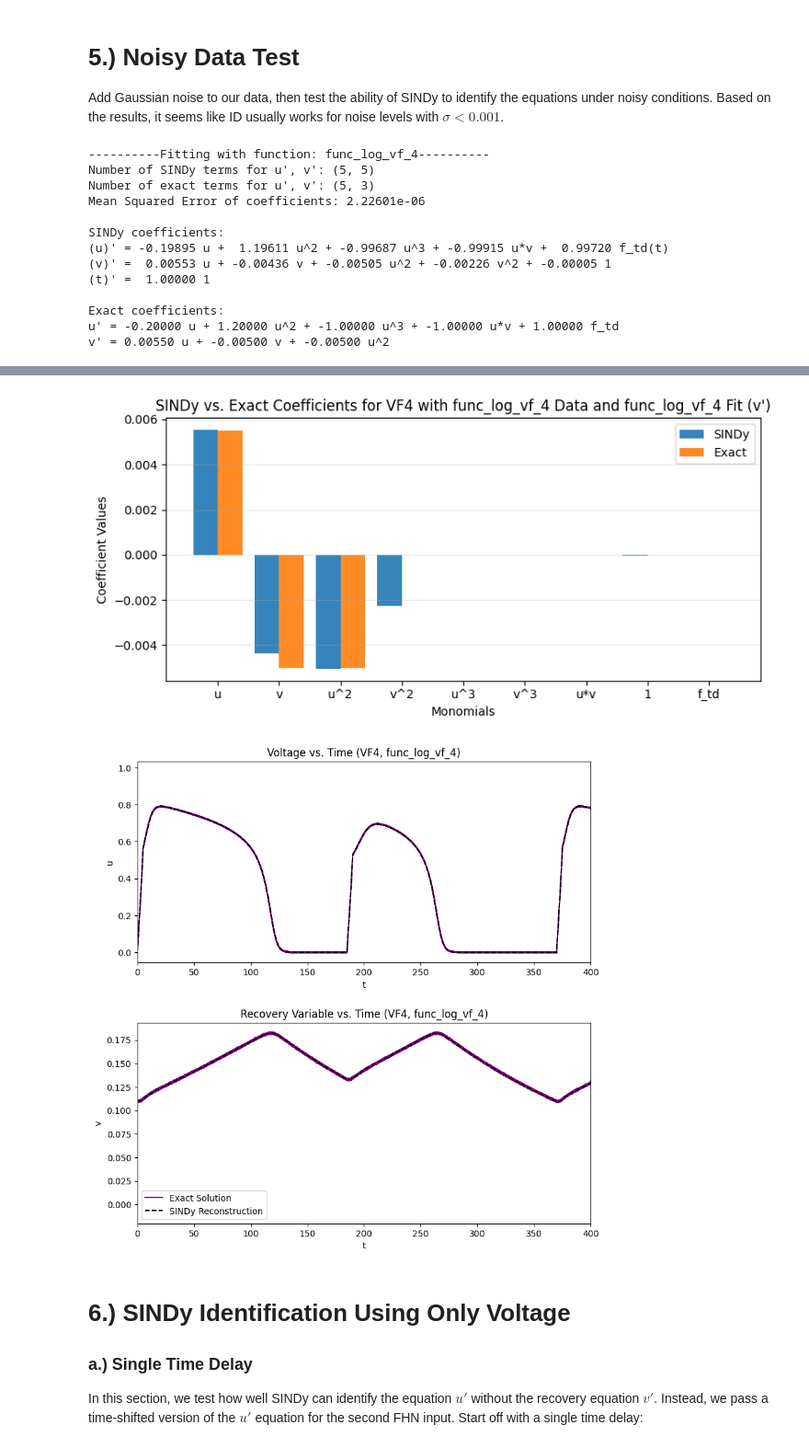
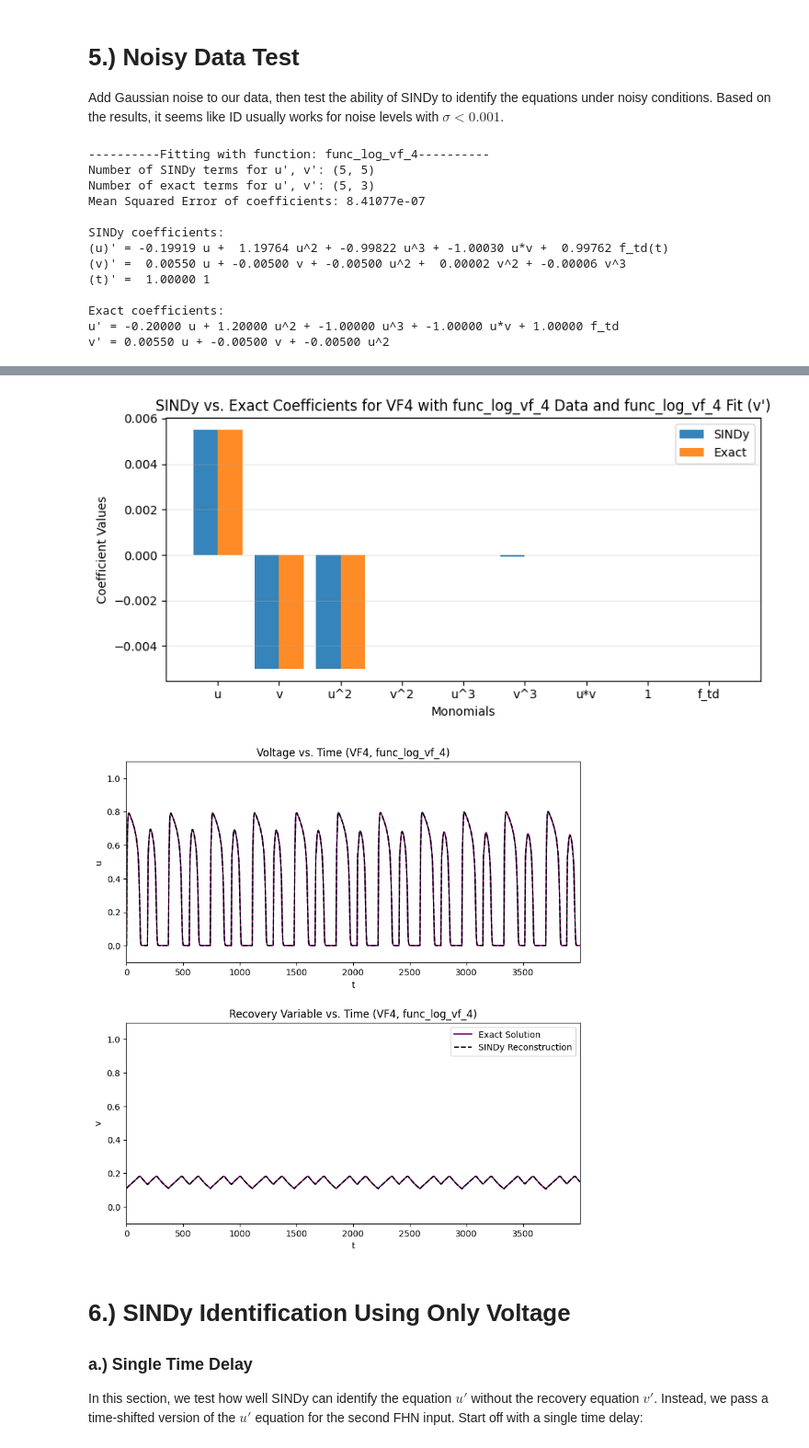
Before and after one commit to cswelch/SINDy-for-Cardiac-Electrophysiology, a Jupyter notebook: SINDy_non_autonomous_test.ipynb, the cells around one changed output, grey strips where cells are left out. Shown at 92% size. Cells and saved outputs as stored; diff of their text form; code cells hidden in the pictures.

Commit message:
Updated package requirements and changed bounds for non-autonomous stimulus plots.

```diff
--- a/SINDy_non_autonomous_test.ipynb
+++ b/SINDy_non_autonomous_test.ipynb
@@ -609,30 +609,30 @@ Actual equations for comparison:
 Add Gaussian noise to our data, then test the ability of SINDy to identify the equations under noisy conditions. Based on the results, it seems like ID usually works for noise levels with $\sigma < 0.001$.
 # %%
 # Test fit with noise added. Since u is around 2x the magnitude of v on average (0.34 / 0.15 ~ 2.27), we add noise with std dev sigma to u and sigma/2 to v.
-sigma = 0.001
+sigma = 1e-5
 
 for func in funcs_vf_4:
     print(f"----------Fitting with function: {func.__name__}----------")
     cur_gen_library_c = GenLibraryFit(func, func, fhn_variant="VF4", t_range=np.arange(0,4000,0.01), ics=x_0_vf_4, color="purple", u_noise=sigma, v_noise=sigma/2)
     c_models.append(cur_gen_library_c.fit())
     print('\n\n')
 # %% [output]
 ----------Fitting with function: func_log_vf_4----------
 Number of SINDy terms for u', v': (5, 5)
 Number of exact terms for u', v': (5, 3)
-Mean Squared Error of coefficients: 2.22601e-06
+Mean Squared Error of coefficients: 8.41077e-07
 
 SINDy coefficients:
-(u)' = -0.19895 u +  1.19611 u^2 + -0.99687 u^3 + -0.99915 u*v +  0.99720 f_td(t)
-(v)' =  0.00553 u + -0.00436 v + -0.00505 u^2 + -0.00226 v^2 + -0.00005 1
+(u)' = -0.19919 u +  1.19764 u^2 + -0.99822 u^3 + -1.00030 u*v +  0.99762 f_td(t)
+(v)' =  0.00550 u + -0.00500 v + -0.00500 u^2 +  0.00002 v^2 + -0.00006 v^3
 (t)' =  1.00000 1
 
 Exact coefficients:
 u' = -0.20000 u + 1.20000 u^2 + -1.00000 u^3 + -1.00000 u*v + 1.00000 f_td
 v' = 0.00550 u + -0.00500 v + -0.00500 u^2
 [figure]
-[figure, old version]
+[figure, new version]
-[figure, old version]
+[figure, new version]
 # %% [markdown]
 # 6.) SINDy Identification Using Only Voltage
 ### a.) Single Time Delay
```
Also changed, not shown: parts of 7 cells of this notebook, 5 other files.
